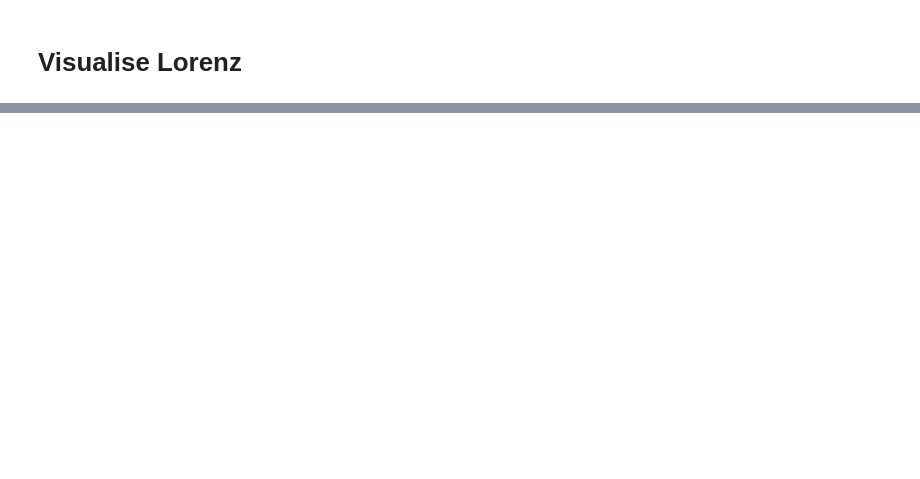
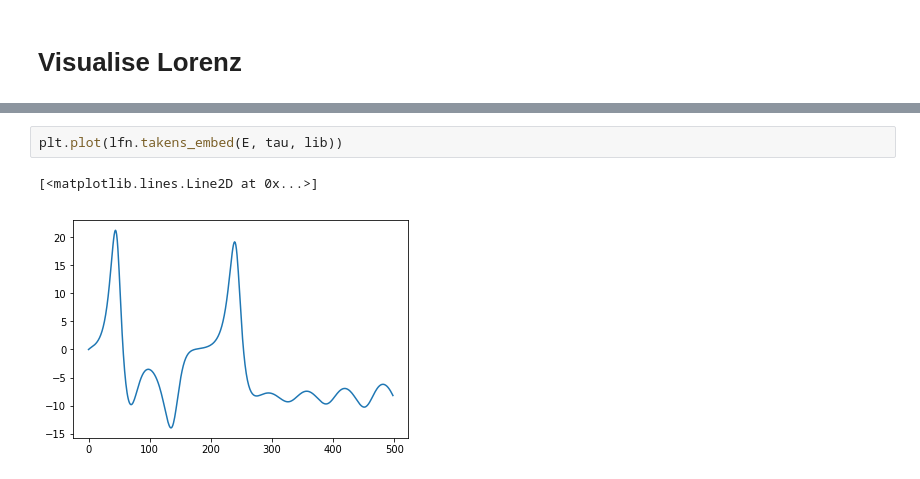
Before and after one commit to dafishcode/empirical_dynamic_modelling, a Jupyter notebook: CCM_run.ipynb, the cells around one changed output, grey strips where cells are left out. Drawn from its saved outputs; the diff is of its cells as text; blank space fills up the shorter version.

```diff
--- a/CCM_run.ipynb
+++ b/CCM_run.ipynb
@@ -93,0 +220,5 @@ plt.show()
+# %%
+plt.plot(lfn.takens_embed(E, tau, lib))
+# %% [output]
+[<matplotlib.lines.Line2D at 0x...>]
+[figure, added]
```
Also changed, not shown: parts of 30 cells of this notebook.
